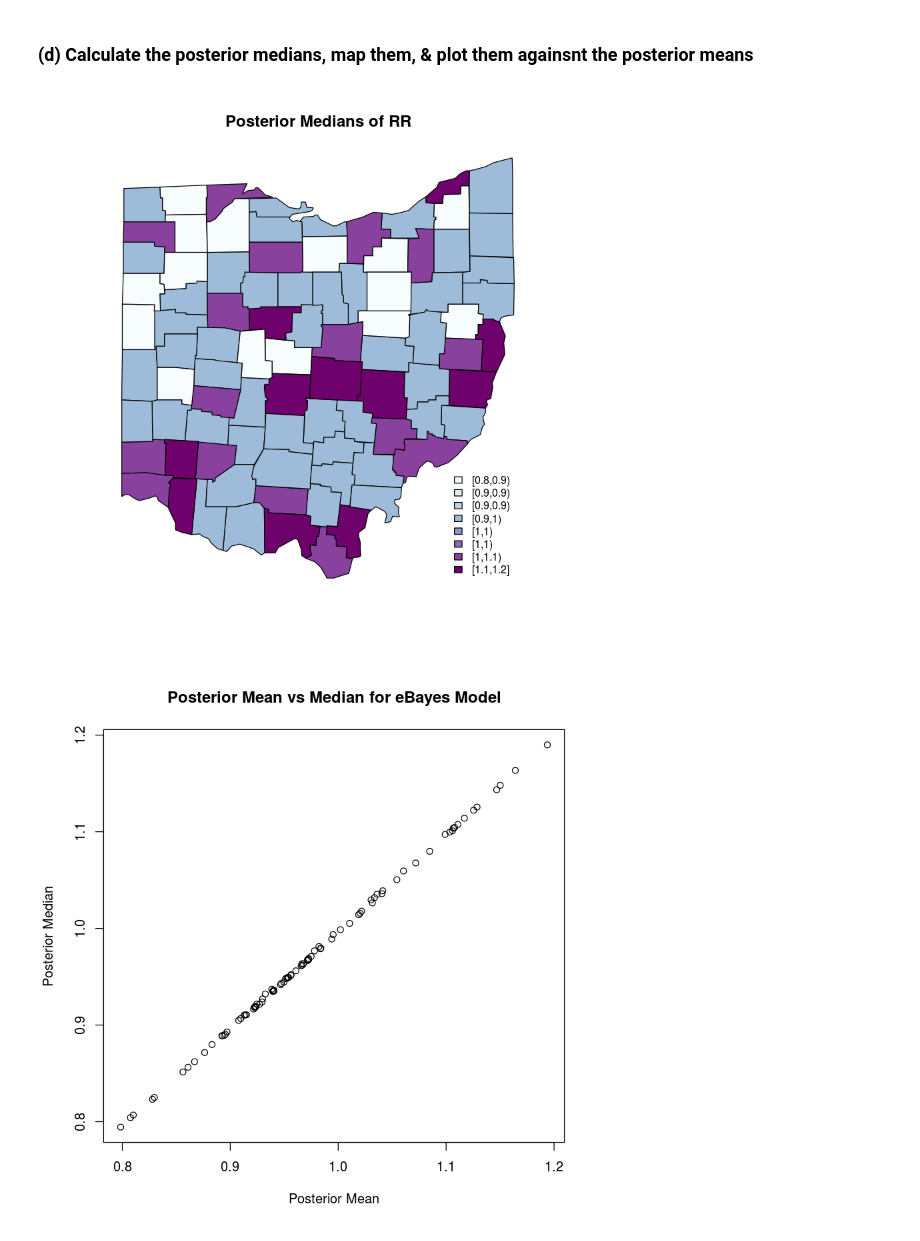
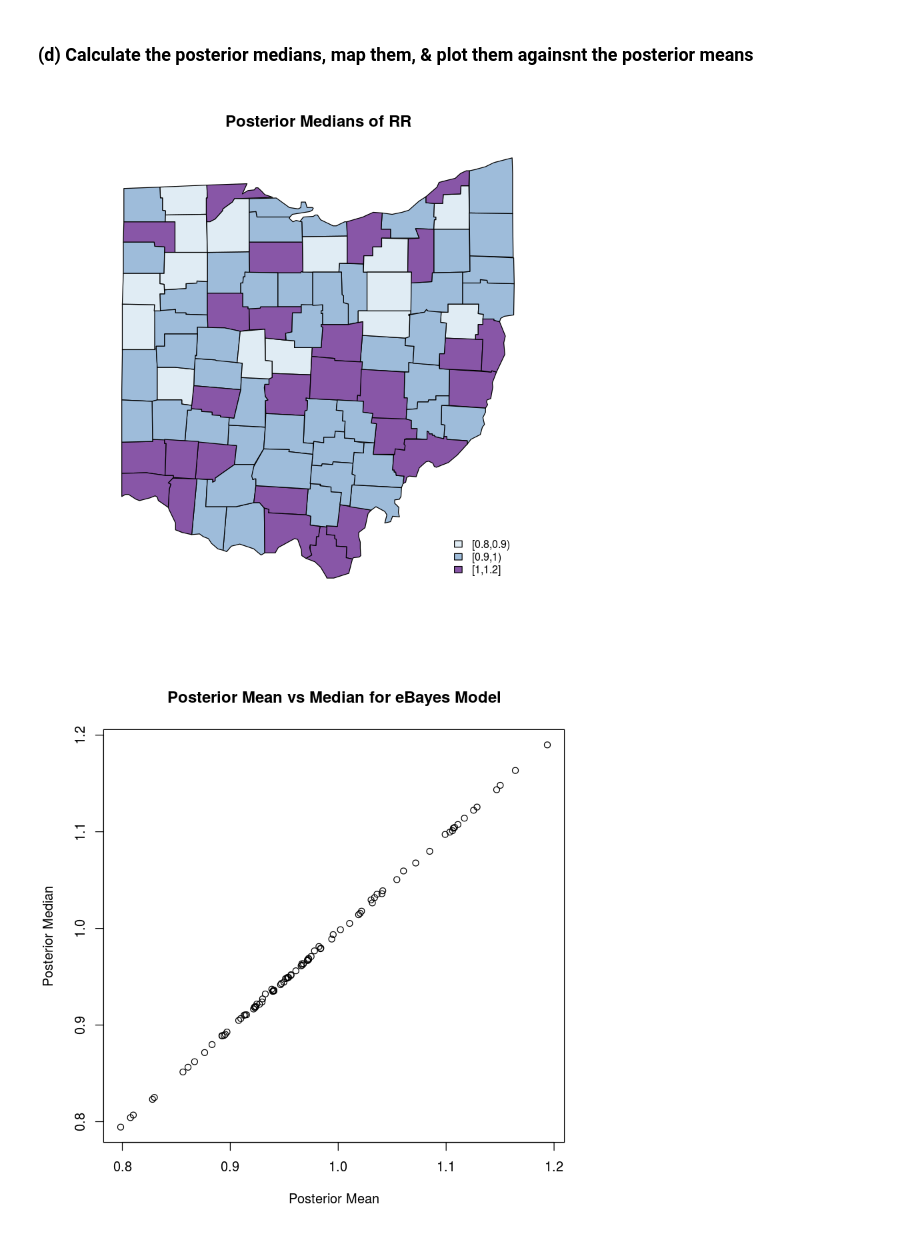
Before and after one commit to nmmarquez/spatial_epi, a Jupyter notebook: homework/hw2/hw2.ipynb, the cells around one changed output. Drawn from its saved outputs; the diff is of its cells as text; code cells hidden in the pictures.

```diff
--- a/homework/hw2/hw2.ipynb
+++ b/homework/hw2/hw2.ipynb
@@ -80,14 +77,14 @@ for (i in 1:4){
 # %%
 # use the qgamma function for the posterior median
 county$post_med <- sapply(1:nrow(county), function(i)
     qgamma(.5, eb_model$alpha + county$deaths[i],
            (eb_model$alpha + county$expected[i] * exp(eb_model$beta)) / exp(eb_model$beta)))
 
 # map the results
 par(mfrow=c(1,1))
-plot_ohio(county$post_med, "Posterior Medians of RR")
+plot_ohio(county$post_med, "Posterior Medians of RR", nclr=3)
 # %% [output]
-[figure, old version]
+[figure, new version]
 # %%
 # plot the posterioir mean against the posterior meedian of RR
 plot(eb_model$RR, county$post_med, xlab="Posterior Mean", ylab="Posterior Median",
```
Also changed, not shown: parts of 5 cells of this notebook, 3 other files.
